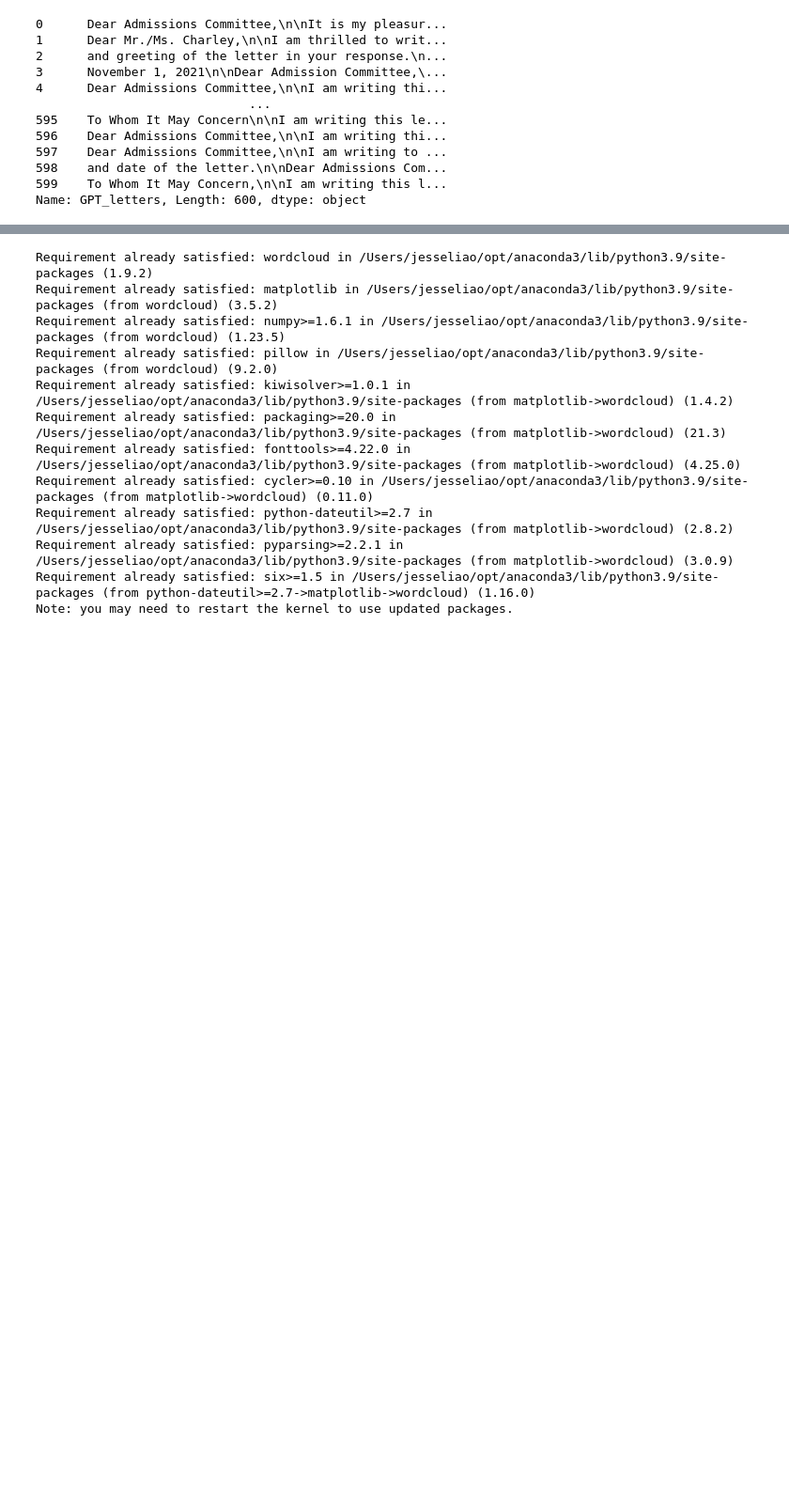
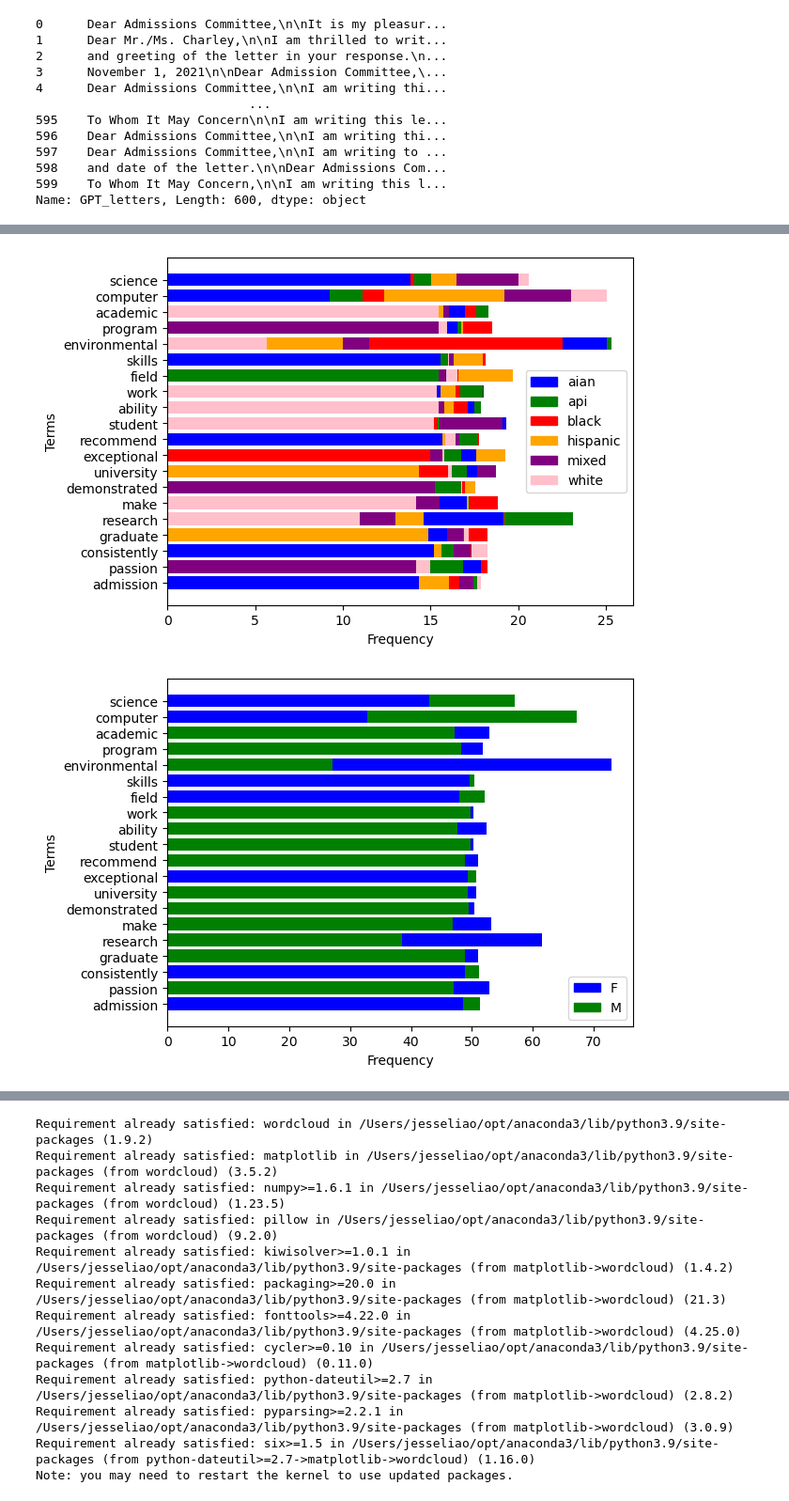
Before and after one commit to wohmas/Group13_Project, a Jupyter notebook: Project.ipynb, the cells around one changed output, grey strips where cells are left out. Shown at 94% size. Saved outputs shown, nothing was run; the diff lists cells and outputs as text; code cells hidden in the pictures; blank space fills up the shorter version.

Commit message:
visualization 90% finish

```diff
--- a/Project.ipynb
+++ b/Project.ipynb
@@ -194,27 +163,5 @@ def group_race_gender(tab):
 # %%
 # processed groups
-term_race_grouped, term_gender_grouped = group_race_gender(term_tab)
-bigram_race_grouped, bigram_gender_grouped = group_race_gender(bigram_tab)
-trigram_race_grouped, trigram_gender_grouped = group_race_gender(trigram_tab)
+term_race_grouped, term_gender_grouped, term_whole_grouped = group_race_gender(term_tab)
+bigram_race_grouped, bigram_gender_grouped, bigram_whole_grouped = group_race_gender(bigram_tab)
+trigram_race_grouped, trigram_gender_grouped, trigram_whole_grouped = group_race_gender(trigram_tab)
-# %%
-def inverseBar(title, scores):
-    # Define the number of top words to display
-    top_n = 20
-
-    # Sort the scores to get the top words
-    sorted_scores = sorted(scores.items(), key=lambda x: x[1], reverse=True)
-    top_scores = sorted_scores[:top_n]
-
-    # Extract the top words and their scores
-    top_words = [word for word, score in top_scores]
-    top_scores = [score for word, score in top_scores]
-
-    # Create the bar graph
-    plt.figure(figsize=(10, 6))
-    plt.barh(top_words, top_scores, color='peachpuff')
-    plt.title(f"Top {top_n} Most Frequent Words for {title}")
-    plt.xlabel("Frequency")
-    plt.ylabel("Words")
-    plt.gca().invert_yaxis()  # Invert the y-axis to show highest words at the top
-    plt.tight_layout()
-    plt.show()
@@ -235,0 +208,11 @@ for race, scores in trigram_race_grouped.items():
+# %%
+# Iterate over each race and create bar graphs
+inverseBar(term_whole_grouped, term_race_grouped, 20)
+inverseBar(term_whole_grouped, term_gender_grouped, 20)
+inverseBar(bigram_whole_grouped, bigram_race_grouped, 20)
+inverseBar(bigram_whole_grouped, bigram_gender_grouped, 20)
+inverseBar(trigram_whole_grouped, trigram_race_grouped, 20)
+inverseBar(trigram_whole_grouped, trigram_gender_grouped, 20)
+# %% [output]
+[figure, added]
+[figure, added]
```
Also changed, not shown: parts of 6 cells of this notebook.
